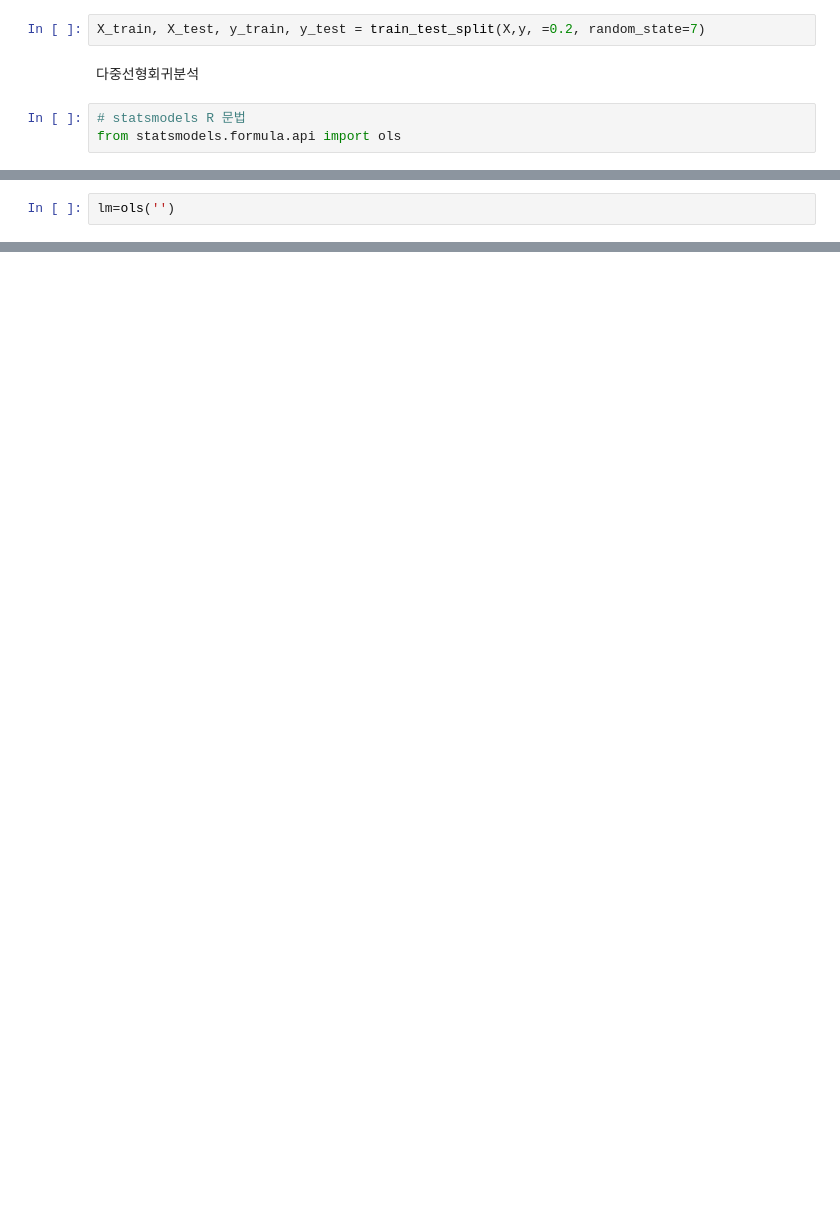
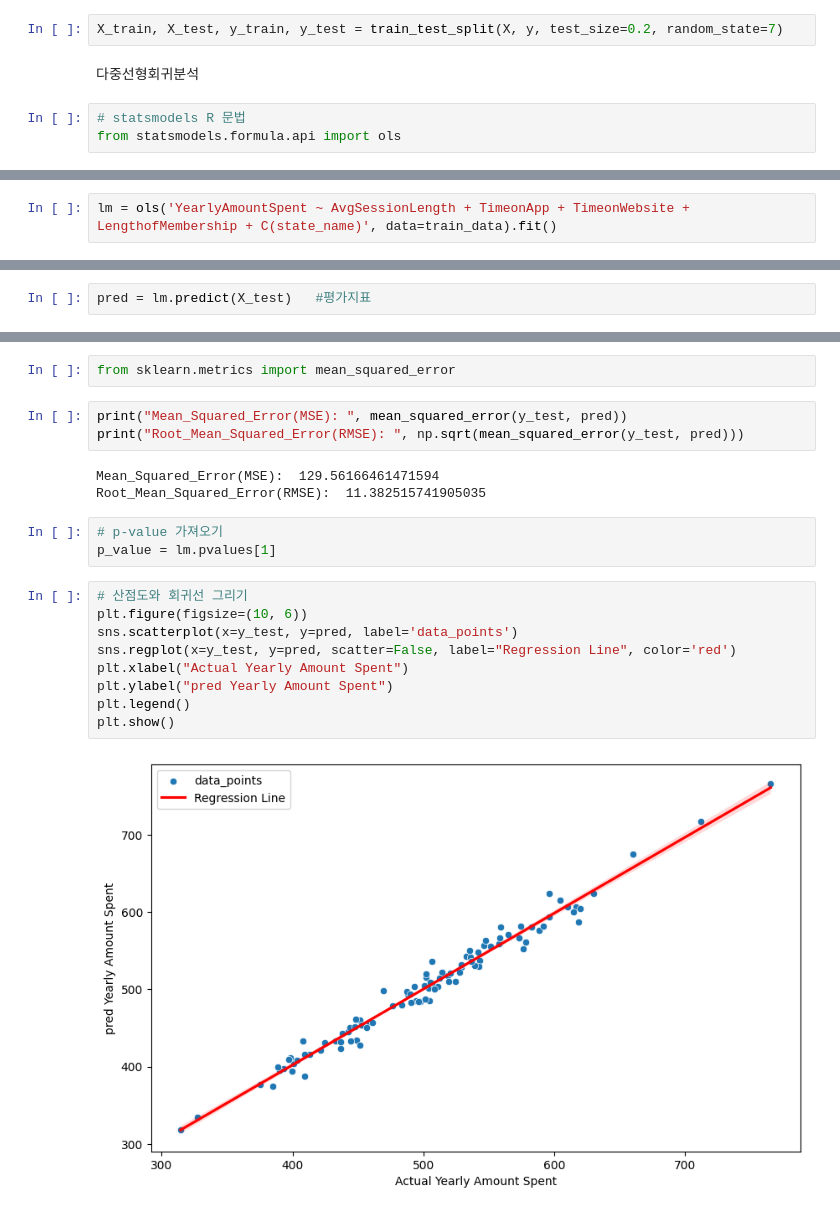
Before and after one commit to haezeong/fintech_service, a Jupyter notebook: 06_machine_learning/13_회귀분석2_고객별연간지출액예측.ipynb, the cells around one changed output, grey strips where cells are left out. Drawn from its saved outputs; the diff is of its cells as text; blank space fills up the shorter version.

```diff
--- a/06_machine_learning/13_회귀분석2_고객별연간지출액예측.ipynb
+++ b/06_machine_learning/13_회귀분석2_고객별연간지출액예측.ipynb
@@ -325,7 +309,7 @@ y= data['YearlyAmountSpent']
 # %%
 from sklearn.model_selection import train_test_split
 # %%
-X_train, X_test, y_train, y_test = train_test_split(X,y, =0.2, random_state=7)
+X_train, X_test, y_train, y_test = train_test_split(X, y, test_size=0.2, random_state=7)
 # %% [markdown]
 다중선형회귀분석
 # %%
@@ -338,0 +336,2 @@ train_data.columns
+# %%
+lm = ols('YearlyAmountSpent ~ AvgSessionLength + TimeonApp + TimeonWebsite + LengthofMembership + C(state_name)', data=train_data).fit()
@@ -339,2 +375,2 @@ train_data.columns
 # %%
-lm=ols('')
+pred = lm.predict(X_test)   #평가지표
@@ -340,0 +392,22 @@ lm=ols('')
+# %%
+from sklearn.metrics import mean_squared_error
+# %%
+print("Mean_Squared_Error(MSE): ", mean_squared_error(y_test, pred))
+print("Root_Mean_Squared_Error(RMSE): ", np.sqrt(mean_squared_error(y_test, pred)))
+# %% [output]
+Mean_Squared_Error(MSE):  129.56166461471594
+Root_Mean_Squared_Error(RMSE):  11.382515741905035
+# %%
+# p-value 가져오기
+p_value = lm.pvalues[1]
+# %%
+# 산점도와 회귀선 그리기
+plt.figure(figsize=(10, 6))
+sns.scatterplot(x=y_test, y=pred, label='data_points')
+sns.regplot(x=y_test, y=pred, scatter=False, label="Regression Line", color='red')
+plt.xlabel("Actual Yearly Amount Spent")
+plt.ylabel("pred Yearly Amount Spent")
+plt.legend()
+plt.show()
+# %% [output]
+[figure, added]
```
Also changed, not shown: parts of 52 cells of this notebook, 1 other file.
